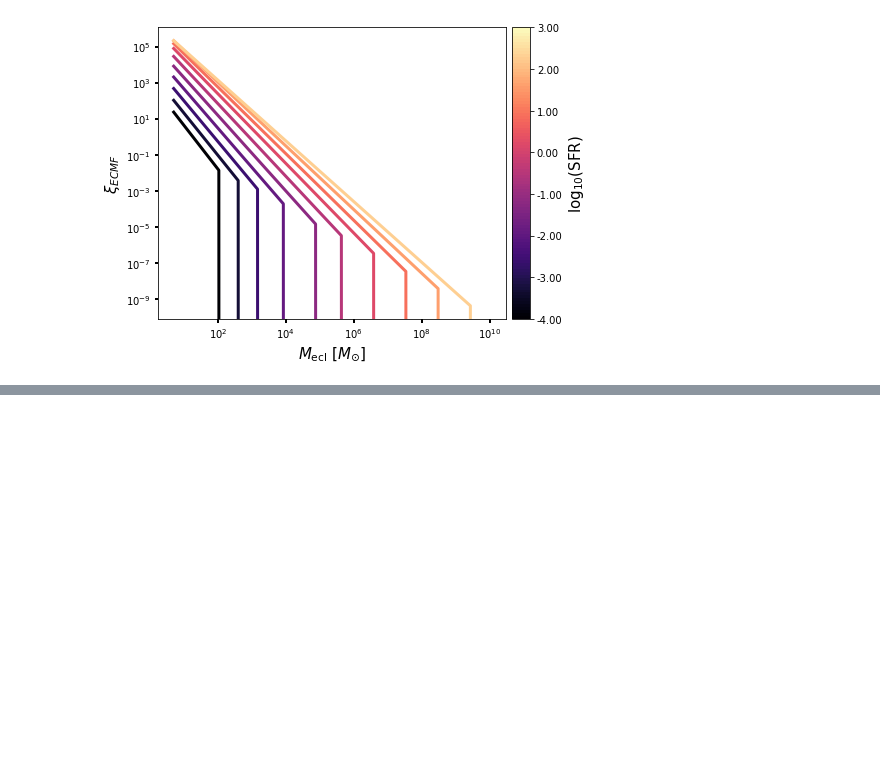
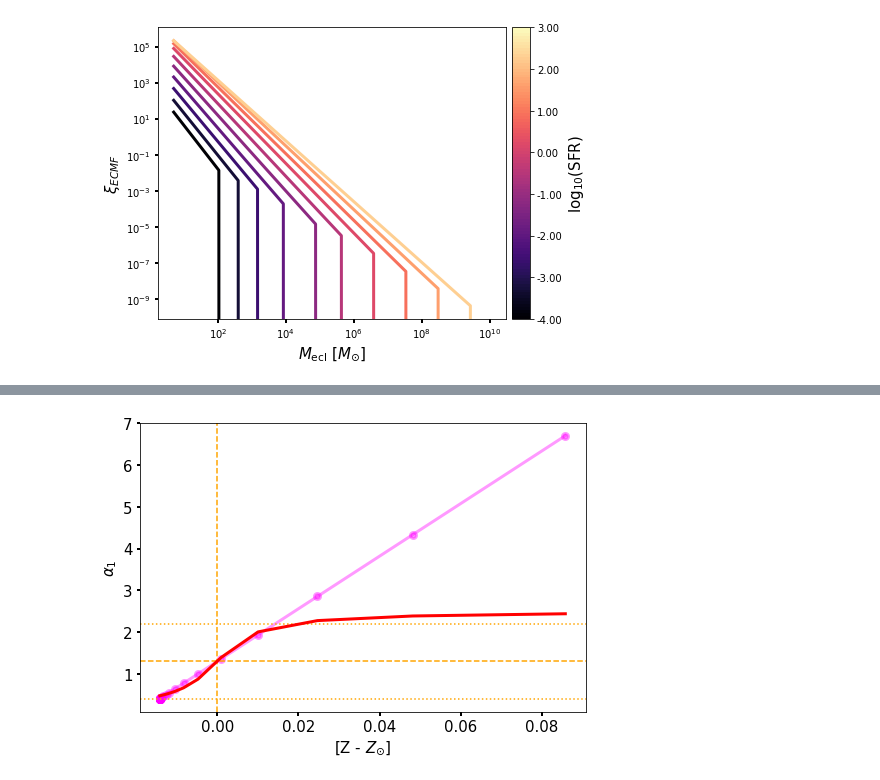
Before and after one commit to egjergo/pyIGIMF, a Jupyter notebook: _scratch/IGIMF4_explore.ipynb, the cells around one changed output, grey strips where cells are left out. Cells and saved outputs as stored; diff of their text form; code cells hidden in the pictures; blank space fills up the shorter version.

```diff
--- a/_scratch/IGIMF4_explore.ipynb
+++ b/_scratch/IGIMF4_explore.ipynb
@@ -27,7 +28,7 @@ print(f'{Mecl_v=}')
 print(f'{np.where(Mecl_v<5)=}')
 print(f'{np.where(Mecl_v>5e9)=}\n')
 
-Z_massfrac_v = np.logspace(-9,-1,num=50)
+Z_massfrac_v = np.logspace(-9,-1,num=40)
 print(f'{Z_massfrac_v=}')
 print(f'{np.where(Z_massfrac_v<1e-5)=}')
 print(f'{np.where(Z_massfrac_v>0.0142)=}\n')
@@ -193,0 +276,29 @@ igimf4_obj.IMF_plots(mstar_v, IMF_v_list, Mecl_v, k_idx, metal_mass_fraction)
+# %%
+def alpha1_Z_plot(Z_massfrac_v, alpha1_Z_list):
+    from matplotlib import pyplot as plt
+    import matplotlib.ticker as ticker
+    Msun = r'$M_{\odot}$'
+    fig, ax = plt.subplots(1,1, figsize=(7,5))
+    #ax.plot(np.log10(Z_massfrac_v)-0.0142, [alpha1_Z_list[i][0] for i in range(len(SFR_v))], linewidth=3, color='magenta')
+    #ax.scatter(np.log10(Z_massfrac_v)-0.0142, [alpha1_Z_list[i][0] for i in range(len(SFR_v))], linewidth=3, color='magenta')
+    ax.plot(Z_massfrac_v- 0.0142, [alpha1_Z_list[i][0] for i in range(len(Z_massfrac_v))], linewidth=3, color='magenta', alpha=0.4)
+    ax.scatter(Z_massfrac_v- 0.0142, [alpha1_Z_list[i][0] for i in range(len(Z_massfrac_v))], linewidth=3, color='magenta', alpha=0.4)
+    ax.set_ylabel(r'$\alpha_1$', fontsize=15)
+    ax.set_xlabel(r'[Z - $Z_{\odot}$]', fontsize=15)
+    ax.axhline(1.3 - 63*0.0142, linestyle=':', color='orange')
+    ax.axhline(1.3 + 63*0.0142, linestyle=':', color='orange')
+    ax.axhline(1.3, linestyle='--', color='orange')
+    ax.axvline(0, linestyle='--', color='orange')
+    ax.plot(Z_massfrac_v - 0.0142, 1.3 + np.arctan(1.3e2*(Z_massfrac_v - 0.0142))/1.3, color='red', linewidth=3)
+    #plt.title(r'SFR = %.2e [%s/yr]' %(self.SFR, Msun), fontsize=15)
+    #ax.set_ylim(5e-2,1e8)
+    #ax.set_xlim(1e-11,1e0)
+    plt.yticks(fontsize=15)
+    plt.xticks(fontsize=15)
+    ax.tick_params(width=2)
+    fig.tight_layout()
+    #plt.savefig(f'Z_plot_{name}.pdf', bbox_inches='tight')
+    plt.show(block=False)
+alpha1_Z_plot(Z_massfrac_v, alpha1_Z_list)
+# %% [output]
+[figure, added]
```
Also changed, not shown: parts of 23 cells of this notebook, 27 other files.
